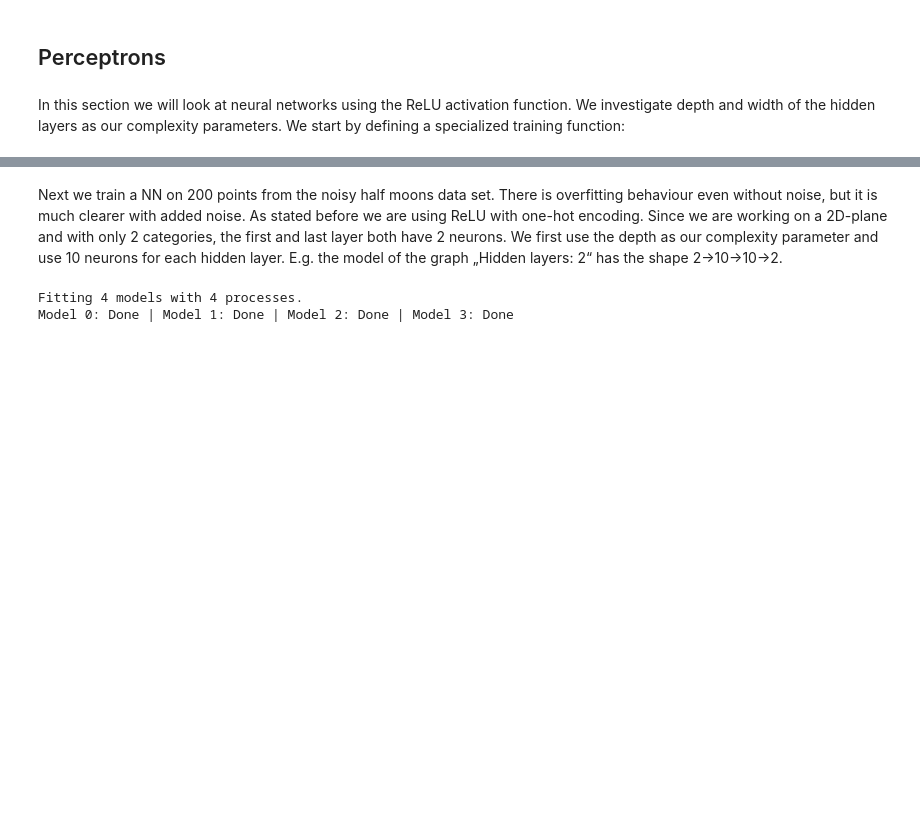
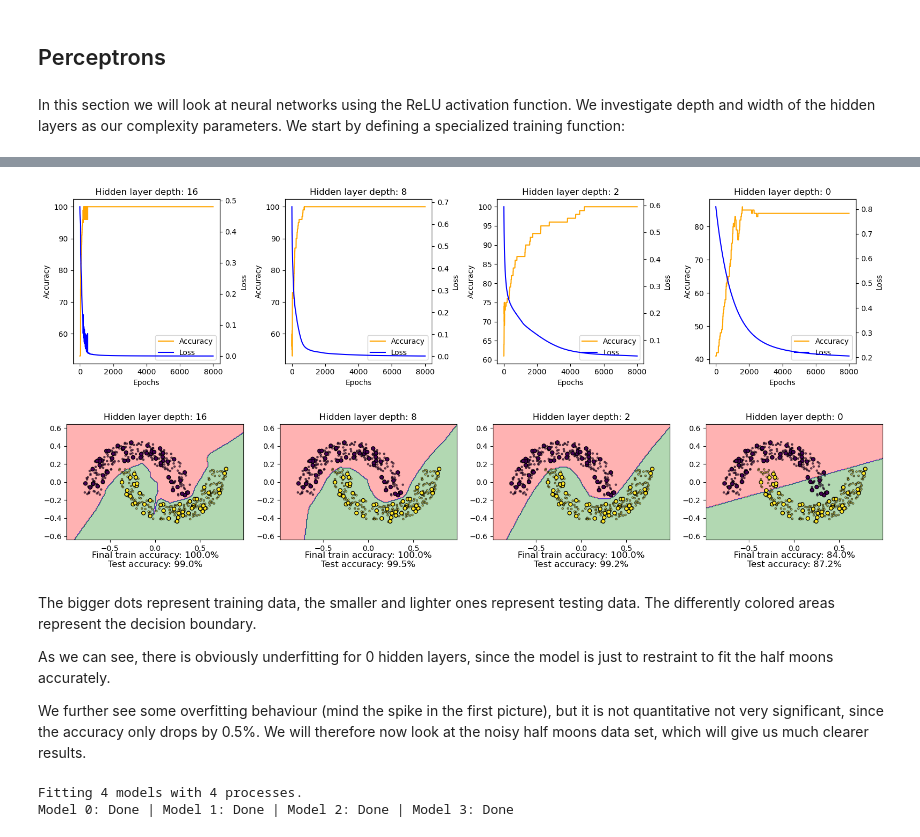
Before and after one commit to NoahWedlich/AppliedMLProject, a Jupyter notebook: main.ipynb, the cells around one changed output, grey strips where cells are left out. Saved outputs shown, nothing was run; the diff lists cells and outputs as text; code cells hidden in the pictures; blank space fills up the shorter version.

Commit message:
Added additional data sets

```diff
--- a/main.ipynb
+++ b/main.ipynb
@@ -256,5 +261,18 @@ trained_models = trainNN(params, train_df=train_df, test_df=test_df, num_epochs=
+# %%
+title_generatorNN = lambda params: f"Hidden layer depth: {len(params['widths'])-2}"
+plot_model(train_df=train_df, test_df=test_df, title_generator=title_generatorNN, trained_models=trained_models)
+# %% [output]
+[figure, added]
+[figure, added]
 # %% [markdown]
-Next we train a NN on 200 points from the noisy half moons data set. There is overfitting behaviour even without noise, but it is much clearer with added noise. As stated before we are using ReLU with one-hot encoding. Since we are working on a 2D-plane and with only 2 categories, the first and last layer both have 2 neurons. We first use the depth as our complexity parameter and use 10 neurons for each hidden layer. E.g. the model of the graph „Hidden layers: 2“ has the shape 2→10→10→2.
+The bigger dots represent training data, the smaller and lighter ones represent testing data. The differently colored areas represent the decision boundary.
+
+As we can see, there is obviously underfitting for 0 hidden layers, since
+the model is just to restraint to fit the half moons
+accurately.
+
+We further see some overfitting behaviour (mind the spike in the first picture), but it is not quantitative not very significant, since the accuracy only drops by 0.5%.
+We will therefore now look at the noisy half moons data set, which will give us much clearer results.
 # %%
 train_split = 0.2
 df, train_df, test_df = train_test_split(
```
Also changed, not shown: parts of 16 cells of this notebook.
